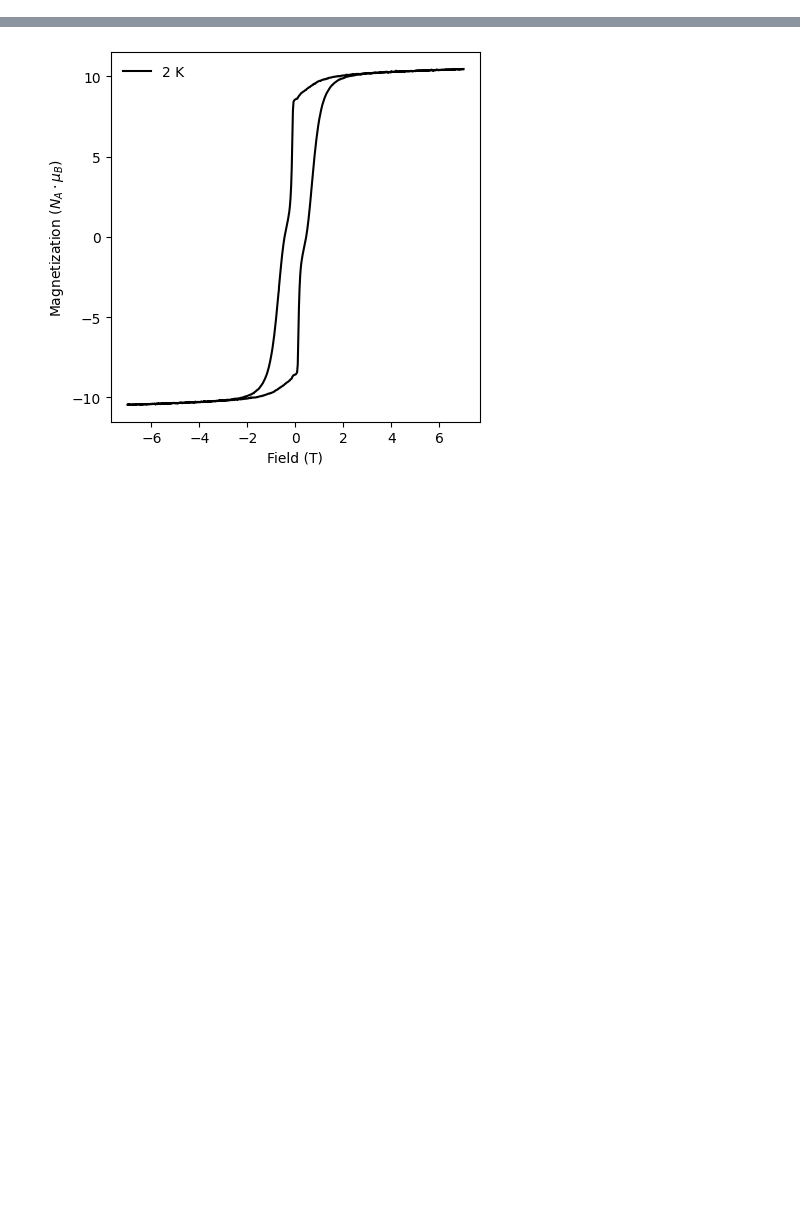
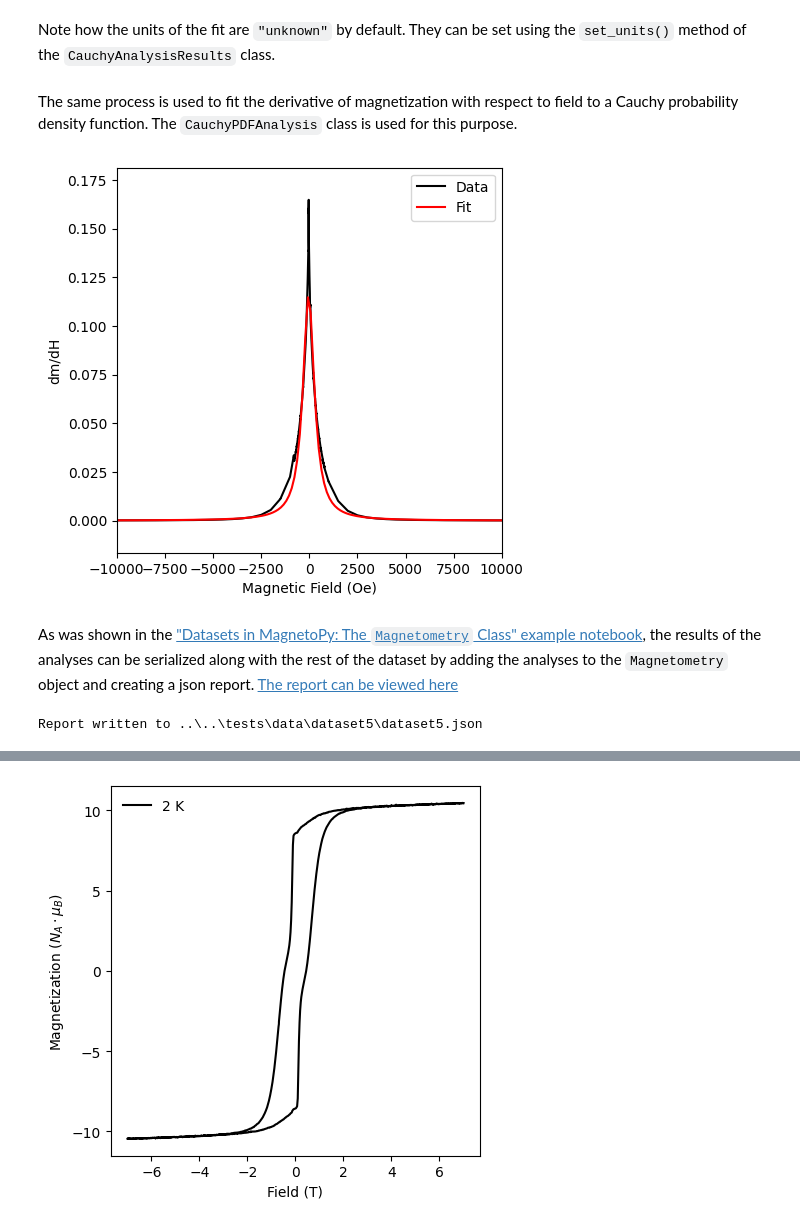
Before and after one commit to RinehartGroup/MagnetoPy, a Jupyter notebook: docs/examples/cauchy.ipynb, the cells around one changed output, grey strips where cells are left out. Drawn from its saved outputs; the diff is of its cells as text; code cells hidden in the pictures; blank space fills up the shorter version.

```diff
--- a/docs/examples/cauchy.ipynb
+++ b/docs/examples/cauchy.ipynb
@@ -10,0 +74,2 @@ DATA_PATH = Path("../../tests/data/")
+# %% [markdown]
+Note how the units of the fit are `"unknown"` by default. They can be set using the `set_units()` method of the `CauchyAnalysisResults` class.
@@ -10,0 +83,26 @@ DATA_PATH = Path("../../tests/data/")
+# %% [markdown]
+The same process is used to fit the derivative of magnetization with respect to field to a Cauchy probability density function. The `CauchyPDFAnalysis` class is used for this purpose.
+# %%
+nano_cauchy_pdf1 = mp.CauchyPDFAnalysis(
+    dataset=dset5,
+    parsing_args=mp.CauchyParsingArgs(
+        temperature=300,
+    ),
+    fitting_args=1,
+)
+nano_cauchy_pdf1.results.set_units(
+    m_s="emu/g",
+    h_c="Oe",
+    gamma="Oe",
+    chi_pd="emu/g/Oe",
+)
+fig, ax = nano_cauchy_pdf1.plot()
+# %% [output]
+[figure, added]
+# %% [markdown]
+As was shown in the ["Datasets in MagnetoPy: The `Magnetometry` Class" example notebook](../magnetometry.ipynb), the results of the analyses can be serialized along with the rest of the dataset by adding the analyses to the `Magnetometry` object and creating a json report. [The report can be viewed here](../dataset5.json)
+# %%
+dset5.add_analysis([nano_cauchy_cdf1, nano_cauchy_pdf1])
+dset5.create_report()
+# %% [output]
+Report written to ..\..\tests\data\dataset5\dataset5.json
```
Also changed, not shown: parts of 25 cells of this notebook, 7 other files.
